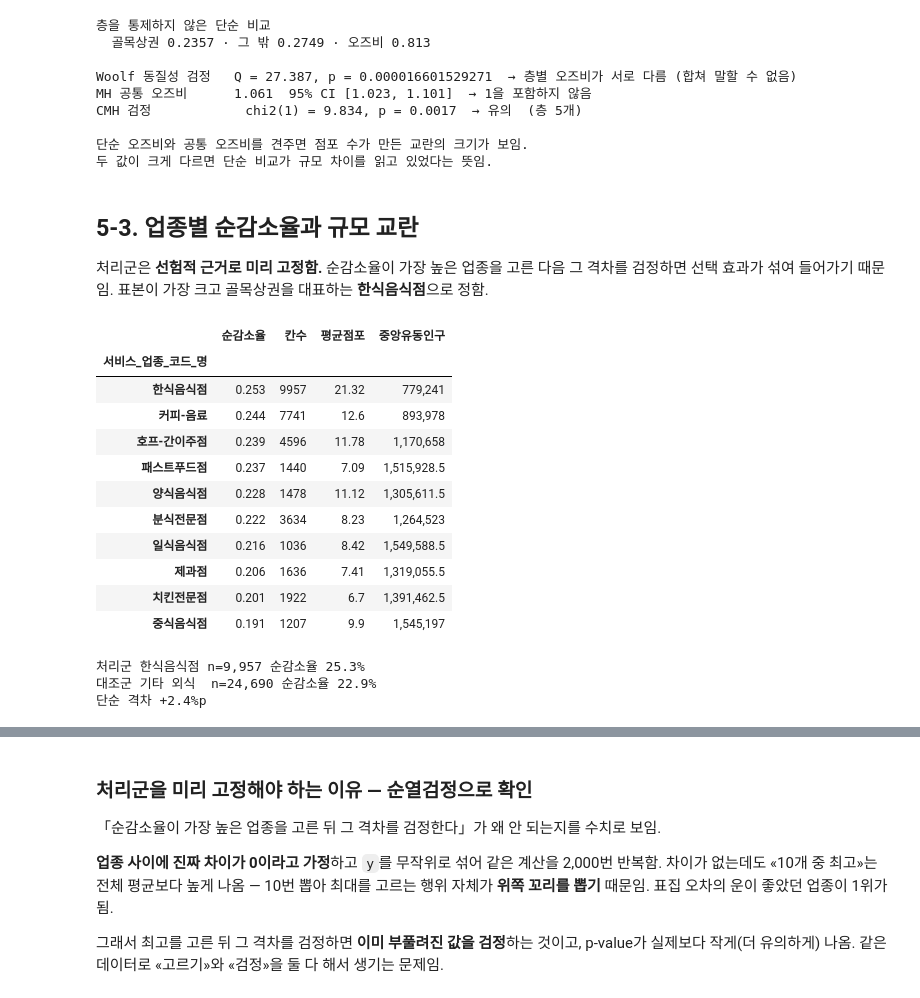
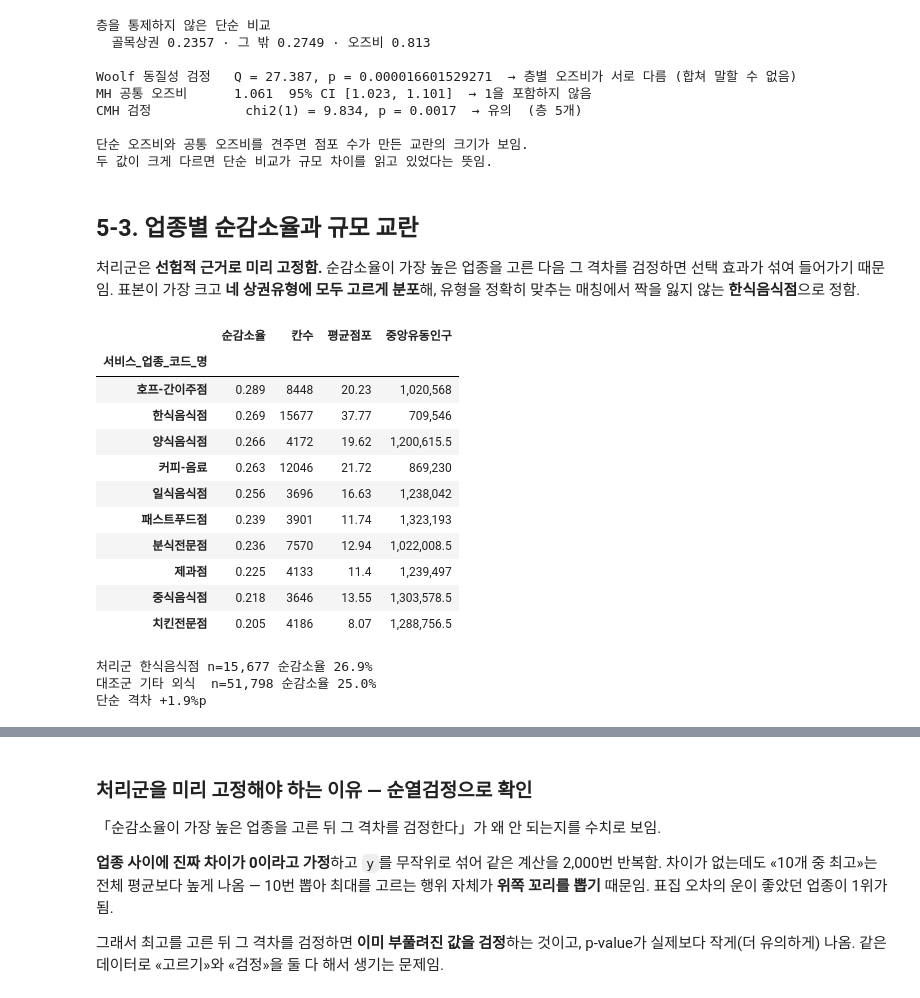
Before and after one commit to d97610-cloud/ai-data-bootcamp, a Jupyter notebook: MLProject/상권_폐업위험_데이터준비_EDA.ipynb, the cells around one changed output, grey strips where cells are left out. Saved outputs shown, nothing was run; the diff lists cells and outputs as text; code cells hidden in the pictures.

```diff
--- a/MLProject/상권_폐업위험_데이터준비_EDA.ipynb
+++ b/MLProject/상권_폐업위험_데이터준비_EDA.ipynb
@@ -1249,37 +1257,38 @@ CMH 검정            chi2(1) = 9.834, p = 0.0017  → 유의  (층 5개)
 ## 5-3. 업종별 순감소율과 규모 교란
 
 처리군은 **선험적 근거로 미리 고정함.** 순감소율이 가장 높은 업종을 고른 다음 그 격차를 검정하면
-선택 효과가 섞여 들어가기 때문임. 표본이 가장 크고 골목상권을 대표하는 **한식음식점**으로 정함.
+선택 효과가 섞여 들어가기 때문임. 표본이 가장 크고 **네 상권유형에 모두 고르게 분포**해, 유형을 정확히 맞추는 매칭에서
+짝을 잃지 않는 **한식음식점**으로 정함.
 # %%
-gm = d[d["상권유형"] == TARGET_TYPE].copy()
+gm = d.copy()                 # 전체 상권 4유형 — 특정 유형을 떼어 내지 않음
 t_ind = (gm.groupby("서비스_업종_코드_명")
          .agg(순감소율=("y", "mean"), 칸수=("y", "size"),
               평균점포=("전체_점포_수", "mean"), 중앙유동인구=("총_유동인구_수", "median"))
          .sort_values("순감소율", ascending=False))
 display(t_ind.round(3))
 
 TREAT = "한식음식점"          # 선험적 고정 (표본 최대 · 대표 업종)
 gm["처리"] = (gm["서비스_업종_코드_명"] == TREAT).astype(int)
 p1 = gm.loc[gm["처리"] == 1, "y"].mean(); p0 = gm.loc[gm["처리"] == 0, "y"].mean()
 print(f"\n처리군 {TREAT} n={int(gm['처리'].sum()):,} 순감소율 {p1:.1%}")
 print(f"대조군 기타 외식  n={int((1-gm['처리']).sum()):,} 순감소율 {p0:.1%}")
 print(f"단순 격차 {p1-p0:+.1%}p")
 # %% [output]
 |  | 순감소율 | 칸수 | 평균점포 | 중앙유동인구 |
 | 서비스_업종_코드_명 |  |  |  |  |
-| 한식음식점 | 0.253 | 9957 | 21.32 | 779,241 |
-| 커피-음료 | 0.244 | 7741 | 12.6 | 893,978 |
-| 호프-간이주점 | 0.239 | 4596 | 11.78 | 1,170,658 |
-| 패스트푸드점 | 0.237 | 1440 | 7.09 | 1,515,928.5 |
-| 양식음식점 | 0.228 | 1478 | 11.12 | 1,305,611.5 |
-| 분식전문점 | 0.222 | 3634 | 8.23 | 1,264,523 |
-| 일식음식점 | 0.216 | 1036 | 8.42 | 1,549,588.5 |
-| 제과점 | 0.206 | 1636 | 7.41 | 1,319,055.5 |
-| 치킨전문점 | 0.201 | 1922 | 6.7 | 1,391,462.5 |
-| 중식음식점 | 0.191 | 1207 | 9.9 | 1,545,197 |
+| 호프-간이주점 | 0.289 | 8448 | 20.23 | 1,020,568 |
+| 한식음식점 | 0.269 | 15677 | 37.77 | 709,546 |
+| 양식음식점 | 0.266 | 4172 | 19.62 | 1,200,615.5 |
+| 커피-음료 | 0.263 | 12046 | 21.72 | 869,230 |
+| 일식음식점 | 0.256 | 3696 | 16.63 | 1,238,042 |
+| 패스트푸드점 | 0.239 | 3901 | 11.74 | 1,323,193 |
+| 분식전문점 | 0.236 | 7570 | 12.94 | 1,022,008.5 |
+| 제과점 | 0.225 | 4133 | 11.4 | 1,239,497 |
+| 중식음식점 | 0.218 | 3646 | 13.55 | 1,303,578.5 |
+| 치킨전문점 | 0.205 | 4186 | 8.07 | 1,288,756.5 |
-처리군 한식음식점 n=9,957 순감소율 25.3%
-대조군 기타 외식  n=24,690 순감소율 22.9%
-단순 격차 +2.4%p
+처리군 한식음식점 n=15,677 순감소율 26.9%
+대조군 기타 외식  n=51,798 순감소율 25.0%
+단순 격차 +1.9%p
 # %%
 r = np.corrcoef(t_ind["평균점포"], t_ind["순감소율"])[0, 1]
 print(f"업종 평균점포수 <-> 순감소율 상관 r = {r:.3f}")
```
Also changed, not shown: parts of 19 cells of this notebook, 4 other files.
